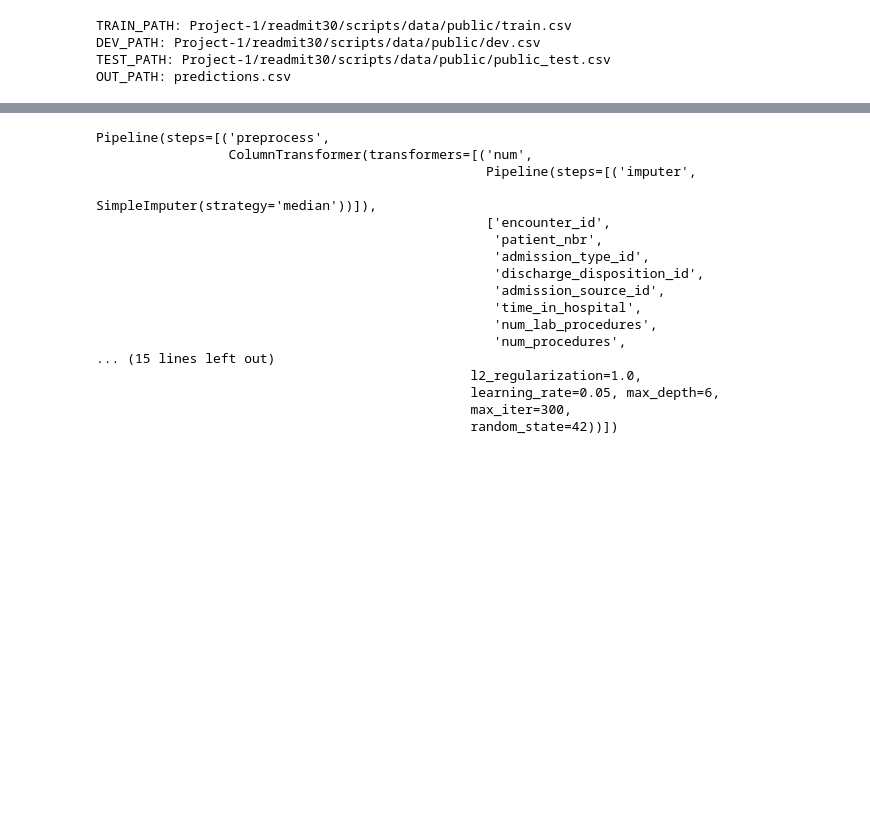
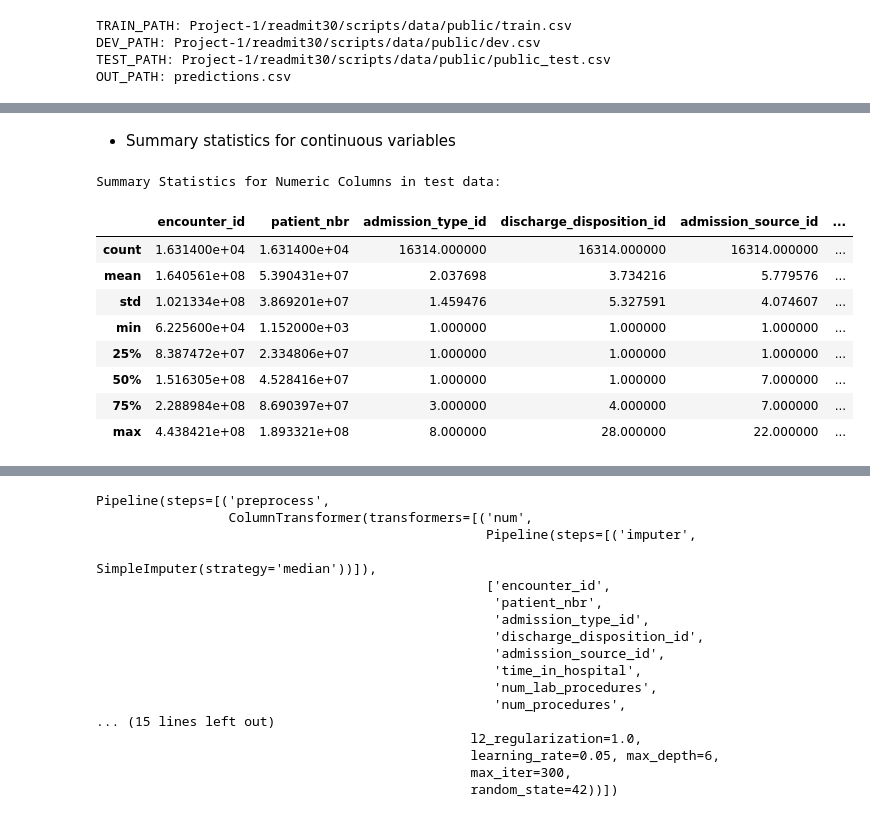
Before and after one commit to joezein71/AIHC-5010-Winter-2026, a Jupyter notebook: 20260122_Assignment1_Colab_Workflow_Zein.ipynb, the cells around one changed output, grey strips where cells are left out. Drawn from its saved outputs; the diff is of its cells as text; code cells hidden in the pictures; blank space fills up the shorter version.

```diff
--- a/20260122_Assignment1_Colab_Workflow_Zein.ipynb
+++ b/20260122_Assignment1_Colab_Workflow_Zein.ipynb
@@ -126,0 +255,20 @@ y_train = train["readmit30"].astype(int)
+# %% [markdown]
+- Summary statistics for continuous variables
+# %%
+print("\nSummary Statistics for Numeric Columns in test data:")
+
+# Select only numeric columns from the test set
+numeric_columns_test = test.select_dtypes(include=np.number)
+
+display(numeric_columns_test.describe())
+# %% [output]
+Summary Statistics for Numeric Columns in test data:
+|  | encounter_id | patient_nbr | admission_type_id | discharge_disposition_id | admission_source_id | ... |
+| count | 1.631400e+04 | 1.631400e+04 | 16314.000000 | 16314.000000 | 16314.000000 | ... |
+| mean | 1.640561e+08 | 5.390431e+07 | 2.037698 | 3.734216 | 5.779576 | ... |
+| std | 1.021334e+08 | 3.869201e+07 | 1.459476 | 5.327591 | 4.074607 | ... |
+| min | 6.225600e+04 | 1.152000e+03 | 1.000000 | 1.000000 | 1.000000 | ... |
+| 25% | 8.387472e+07 | 2.334806e+07 | 1.000000 | 1.000000 | 1.000000 | ... |
+| 50% | 1.516305e+08 | 4.528416e+07 | 1.000000 | 1.000000 | 7.000000 | ... |
+| 75% | 2.288984e+08 | 8.690397e+07 | 3.000000 | 4.000000 | 7.000000 | ... |
+| max | 4.438421e+08 | 1.893321e+08 | 8.000000 | 28.000000 | 22.000000 | ... |
```
Also changed, not shown: parts of 24 cells of this notebook.
